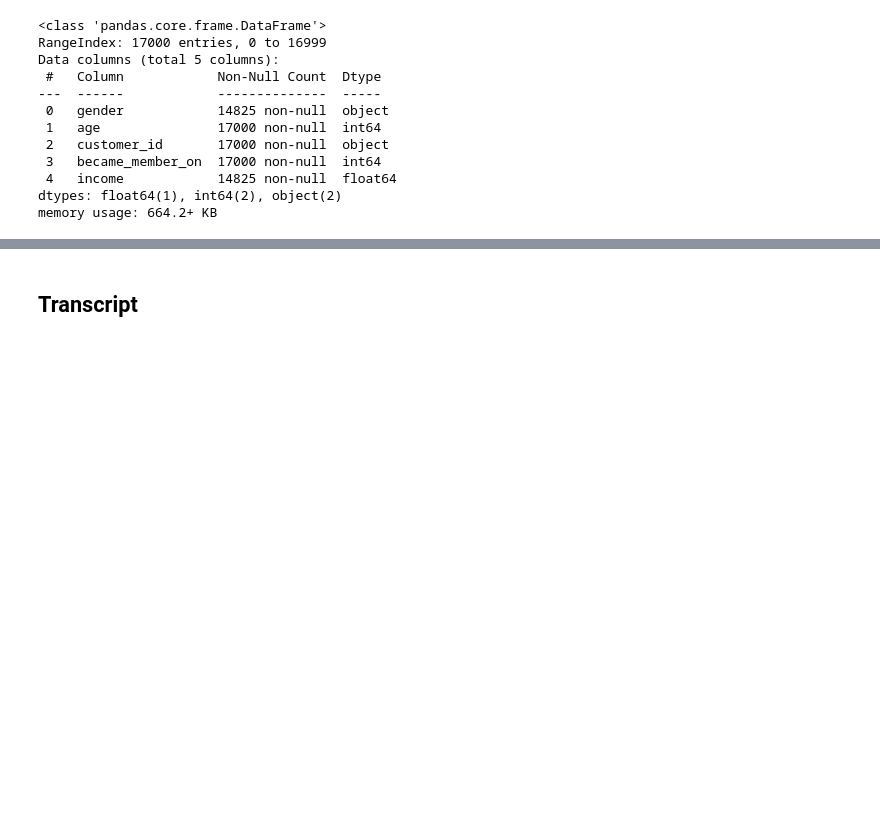
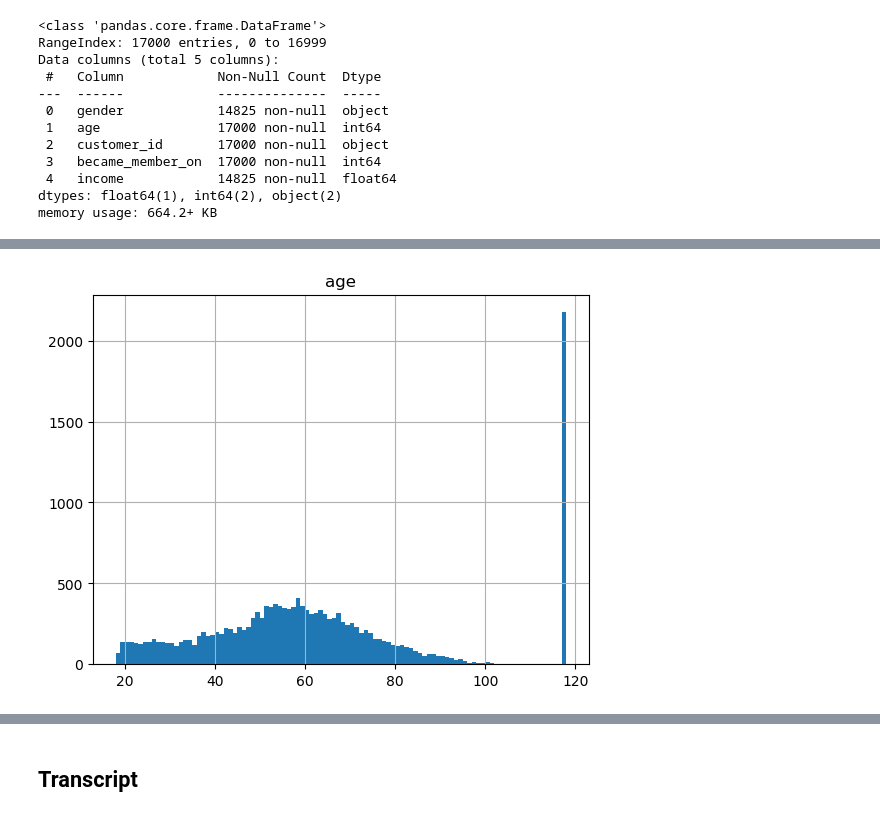
Before and after one commit to gormantt/starbucks_offer_response_model, a Jupyter notebook: notebooks/01_Exploratory_Data_Analysis.ipynb, the cells around one changed output, grey strips where cells are left out. Saved outputs shown, nothing was run; the diff lists cells and outputs as text; code cells hidden in the pictures; blank space fills up the shorter version.

```diff
--- a/notebooks/01_Exploratory_Data_Analysis.ipynb
+++ b/notebooks/01_Exploratory_Data_Analysis.ipynb
@@ -131,0 +146,5 @@ Customer Id can be used as a key becuase it is a unique, non-null identifier for
+# %%
+prof_df.hist(column = 'age', bins = 100)
+plt.show()
+# %% [output]
+[figure, added]
```
Also changed, not shown: parts of 19 cells of this notebook, 1 other file.
